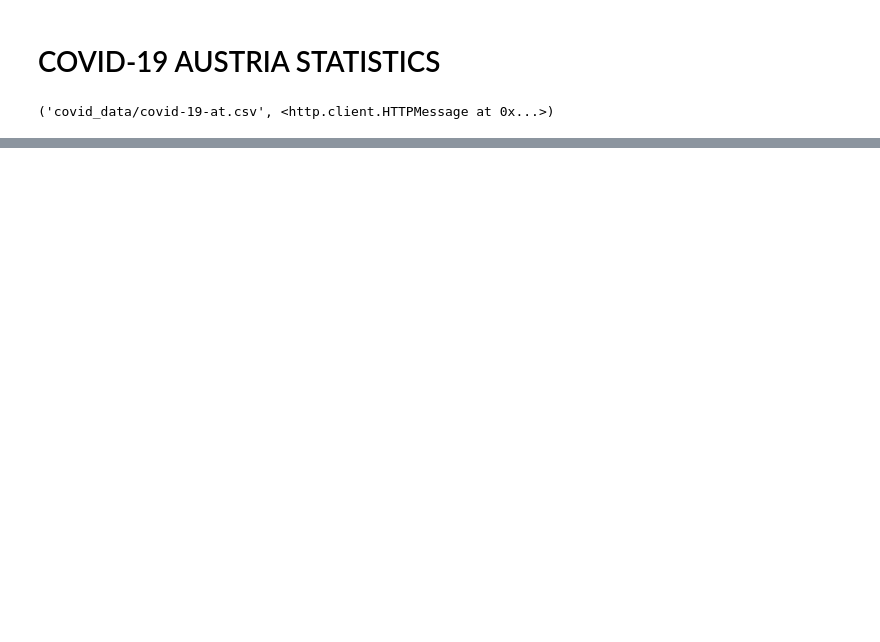
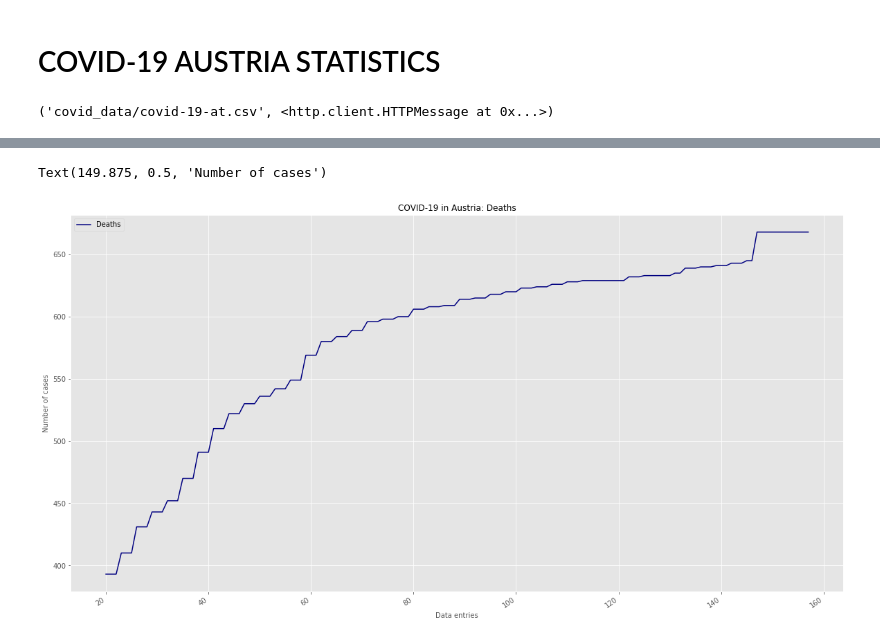
Before and after one commit to MarcelodeFreitas/Epidemiology, a Jupyter notebook: Study Cases/AUSTRIA/COVID-19_Austria_statistics.ipynb, the cells around one changed output, grey strips where cells are left out. Saved outputs shown, nothing was run; the diff lists cells and outputs as text; code cells hidden in the pictures; blank space fills up the shorter version.

```diff
--- a/Study Cases/AUSTRIA/COVID-19_Austria_statistics.ipynb
+++ b/Study Cases/AUSTRIA/COVID-19_Austria_statistics.ipynb
@@ -89,0 +506,23 @@ tests = df_raw['tests'].tolist()[0:9]
+# %%
+import bokeh
+plt.style.use('ggplot')
+
+fig, ax = plt.subplots(figsize=(20,10))
+line_1 = deaths_global
+scale = 'linear'
+fontsize = 10
+y_pos = date_global
+
+ax.set_xticklabels(labels, rotation=35, horizontalalignment= 'right', fontsize=10)
+
+ax.plot(y_pos,line_1,color='navy', label='Deaths')
+
+ax.legend(loc = 'upper left')
+ax.set_xscale(scale)
+plt.savefig('images/time_deaths.png', dpi=400, format='png')
+ax.set_title(f'COVID-19 in Austria: Deaths', fontsize='large')
+ax.set_xlabel(f'Data entries', fontsize='medium')
+ax.set_ylabel(f'Number of cases', fontsize='medium')
+# %% [output]
+Text(149.875, 0.5, 'Number of cases')
+[figure, added]
```
Also changed, not shown: parts of 41 cells of this notebook, 41 other files.
